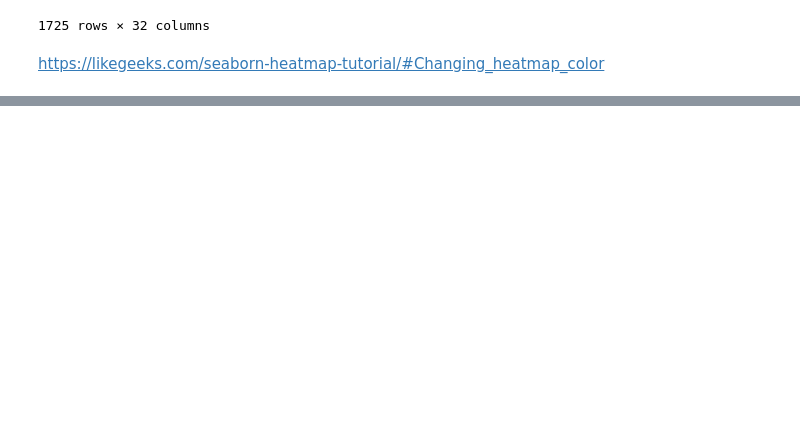
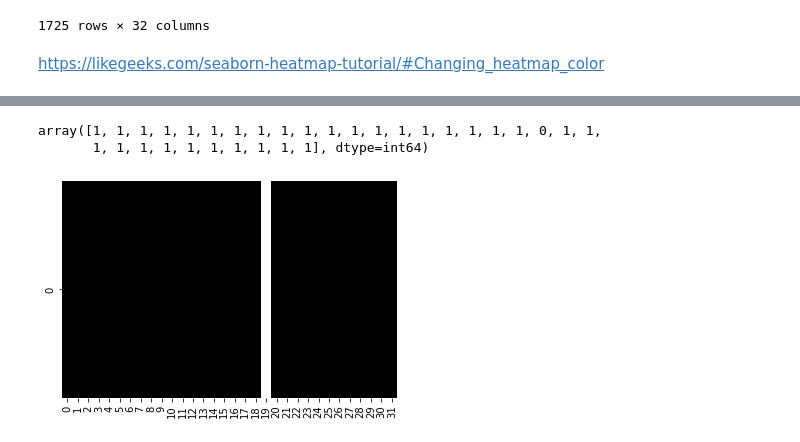
Before and after one commit to MHaurel/nn-concept-interpreter, a Jupyter notebook: visualizer/Untitled.ipynb, the cells around one changed output, grey strips where cells are left out. Saved outputs shown, nothing was run; the diff lists cells and outputs as text; code cells hidden in the pictures; blank space fills up the shorter version.

Commit message:
ISSUE: heatmaps are weird and clean list_view
Need to clean list_view while changing category
Heatmaps are not taking proper data so need to check that

```diff
--- a/visualizer/Untitled.ipynb
+++ b/visualizer/Untitled.ipynb
@@ -361,2 +361,45 @@ Hong Kong
 [figure]
 ... (9 outputs left out)
+# %%
+def get_heatmaps_dict():
+    dheatmaps = {}
+    for c, n in get_popular_categories(df_s, thresh=500):
+        for_cat = {}
+
+        r = find_pv(c)
+
+        # 1st heatmap
+        rdf = pd.DataFrame(r)
+        ax = sns.heatmap(rdf.T, cbar=False, cmap="Greys")
+        fig = ax.get_figure()
+        path = f"../heatmaps/{c}-1.png"
+        #fig.savefig(path)
+
+        for_cat['heatmap-1'] = {}
+        for_cat['heatmap-1']['path'] = path
+        for_cat['heatmap-1']['data'] = np.array(rdf[0]).T
+
+        # 2st heatmap
+        rdf[0] = rdf[0].apply(lambda x: 0 if x > 0.01 else 1)
+        ax = sns.heatmap(rdf.T, cbar=False, cmap="Greys")
+        fig = ax.get_figure()
+        path = f"../heatmaps/{c}-2.png"
+        #fig.savefig(path)
+
+        for_cat['heatmap-2'] = {}
+        for_cat['heatmap-2']['path'] = path
+        for_cat['heatmap-2']['data'] = np.array(rdf[0]).T
+
+        # Add paths to dict
+        dheatmaps[c] = for_cat
+
+    return dheatmaps
+# %%
+np.array(rdf[0])
+# %% [output]
+array([1, 1, 1, 1, 1, 1, 1, 1, 1, 1, 1, 1, 1, 1, 1, 1, 1, 1, 1, 0, 1, 1,
+       1, 1, 1, 1, 1, 1, 1, 1, 1, 1], dtype=int64)
+# %%
+h = get_heatmaps_dict()
+# %% [output]
+[figure, added]
```
Also changed, not shown: parts of 8 cells of this notebook, 40 other files.
